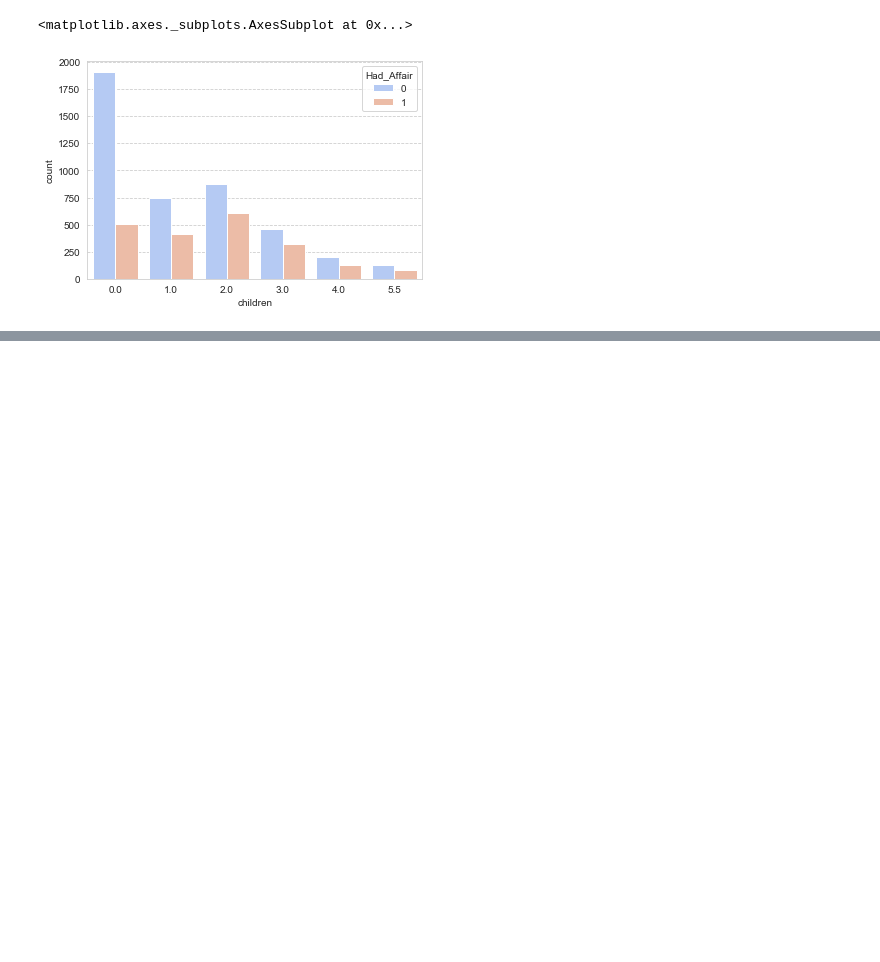
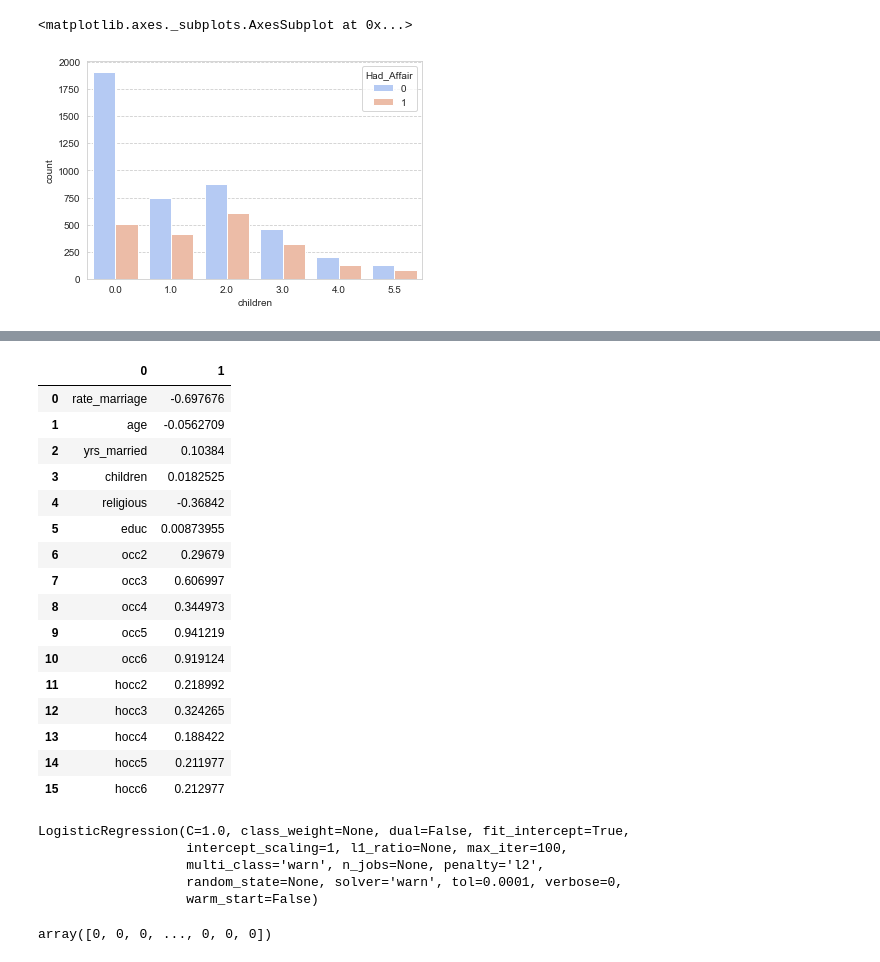
Before and after one commit to fujispooo/datascience, a Jupyter notebook: Lec76.ipynb, the cells around one changed output, grey strips where cells are left out. Drawn from its saved outputs; the diff is of its cells as text; code cells hidden in the pictures; blank space fills up the shorter version.

```diff
--- a/Lec76.ipynb
+++ b/Lec76.ipynb
@@ -86,0 +150,2 @@ sns.countplot('children', data= df.sort_values('children'), hue= 'Had_Affair',pa
+# %%
+log_model = LogisticRegression()
@@ -86,0 +164,22 @@ sns.countplot('children', data= df.sort_values('children'), hue= 'Had_Affair',pa
+# %%
+coeff_df = DataFrame([X.columns, log_model.coef_[0]]).T
+# %%
+coeff_df
+# %% [output]
+|  | 0 | 1 |
+| 0 | rate_marriage | -0.697676 |
+| 1 | age | -0.0562709 |
+| 2 | yrs_married | 0.10384 |
+| 3 | children | 0.0182525 |
+| 4 | religious | -0.36842 |
+| 5 | educ | 0.00873955 |
+| 6 | occ2 | 0.29679 |
+| 7 | occ3 | 0.606997 |
+| 8 | occ4 | 0.344973 |
+| 9 | occ5 | 0.941219 |
+| 10 | occ6 | 0.919124 |
+| 11 | hocc2 | 0.218992 |
+| 12 | hocc3 | 0.324265 |
+| 13 | hocc4 | 0.188422 |
+| 14 | hocc5 | 0.211977 |
+| 15 | hocc6 | 0.212977 |
@@ -86,0 +190,8 @@ sns.countplot('children', data= df.sort_values('children'), hue= 'Had_Affair',pa
+# %%
+log_model2.fit (X_train, Y_train)
+# %% [output]
+LogisticRegression(C=1.0, class_weight=None, dual=False, fit_intercept=True,
+                   intercept_scaling=1, l1_ratio=None, max_iter=100,
+                   multi_class='warn', n_jobs=None, penalty='l2',
+                   random_state=None, solver='warn', tol=0.0001, verbose=0,
+                   warm_start=False)
@@ -86,0 +200,4 @@ sns.countplot('children', data= df.sort_values('children'), hue= 'Had_Affair',pa
+# %%
+class_predict
+# %% [output]
+array([0, 0, 0, ..., 0, 0, 0])
```
Also changed, not shown: parts of 22 cells of this notebook.
